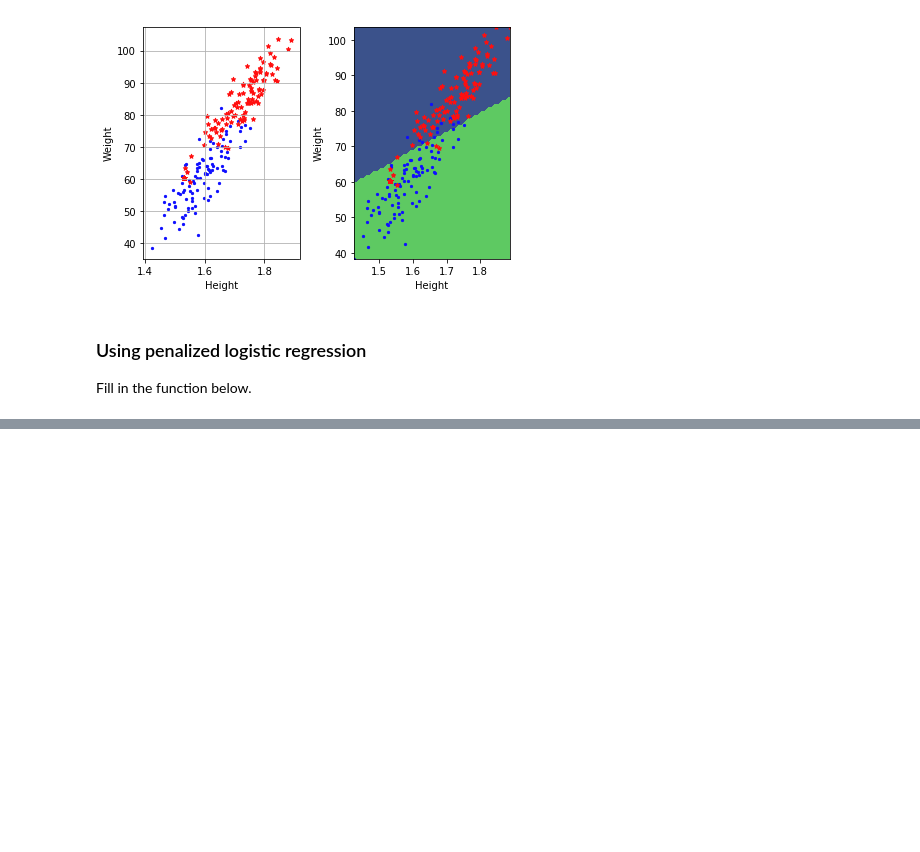
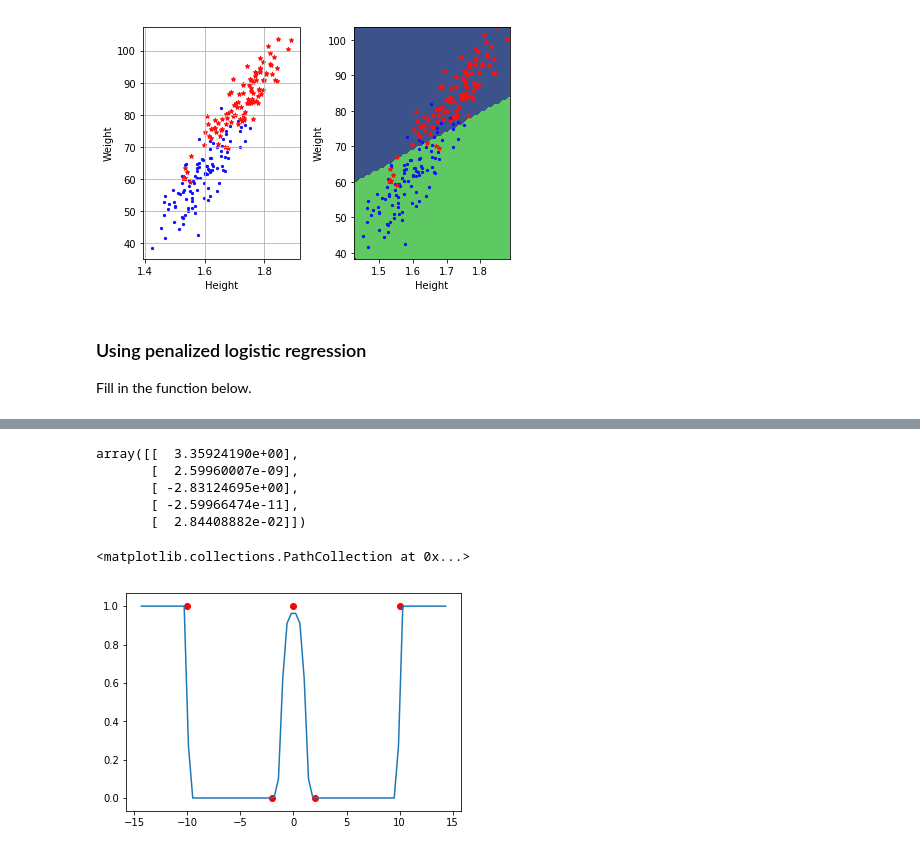
Before and after one commit to adrienruault/MachineLearning, a Jupyter notebook: labs/ex05/my_solution/ex05.ipynb, the cells around one changed output, grey strips where cells are left out. Saved outputs shown, nothing was run; the diff lists cells and outputs as text; code cells hidden in the pictures; blank space fills up the shorter version.

Commit message:
ex05 finished with regularized logistic regression

```diff
--- a/labs/ex05/my_solution/ex05.ipynb
+++ b/labs/ex05/my_solution/ex05.ipynb
@@ -276,0 +340,10 @@ logistic_regression_penalized_gradient_descent_demo(y, x)
+# %%
+x_test = np.array([[-10], [-2], [2], [10], [0]])
+y_test = np.array([[1], [0], [0], [1], [1]])
+degree = 4
+gamma = 4
+lambda_ = 0.01
+tx_test = build_poly(x_test, degree)
+max_iters = 10000
+w_initial = np.zeros(degree+1);
+loss, w = newton(y_test, tx_test, w_initial, max_iters, gamma, cost='reg_logistic', lambda_=lambda_, tol=1e-02, thresh_test_conv=10, update_gamma=False)
@@ -276,0 +352,16 @@ logistic_regression_penalized_gradient_descent_demo(y, x)
+# %%
+w[-1]
+# %% [output]
+array([[  3.35924190e+00],
+       [  2.59960007e-09],
+       [ -2.83124695e+00],
+       [ -2.59966474e-11],
+       [  2.84408882e-02]])
+# %%
+tx_plot = build_poly(x_plot, degree)
+plot = plt.plot(x_plot, np.squeeze(sigmoid(tx_plot.dot(w[-1]))))
+plt.scatter(x_test, y_test, c='r')
+#plt.plot(x_plot, tx_plot.dot(w[-1]))
+# %% [output]
+<matplotlib.collections.PathCollection at 0x...>
+[figure, added]
```
Also changed, not shown: parts of 9 cells of this notebook, 6 other files.
